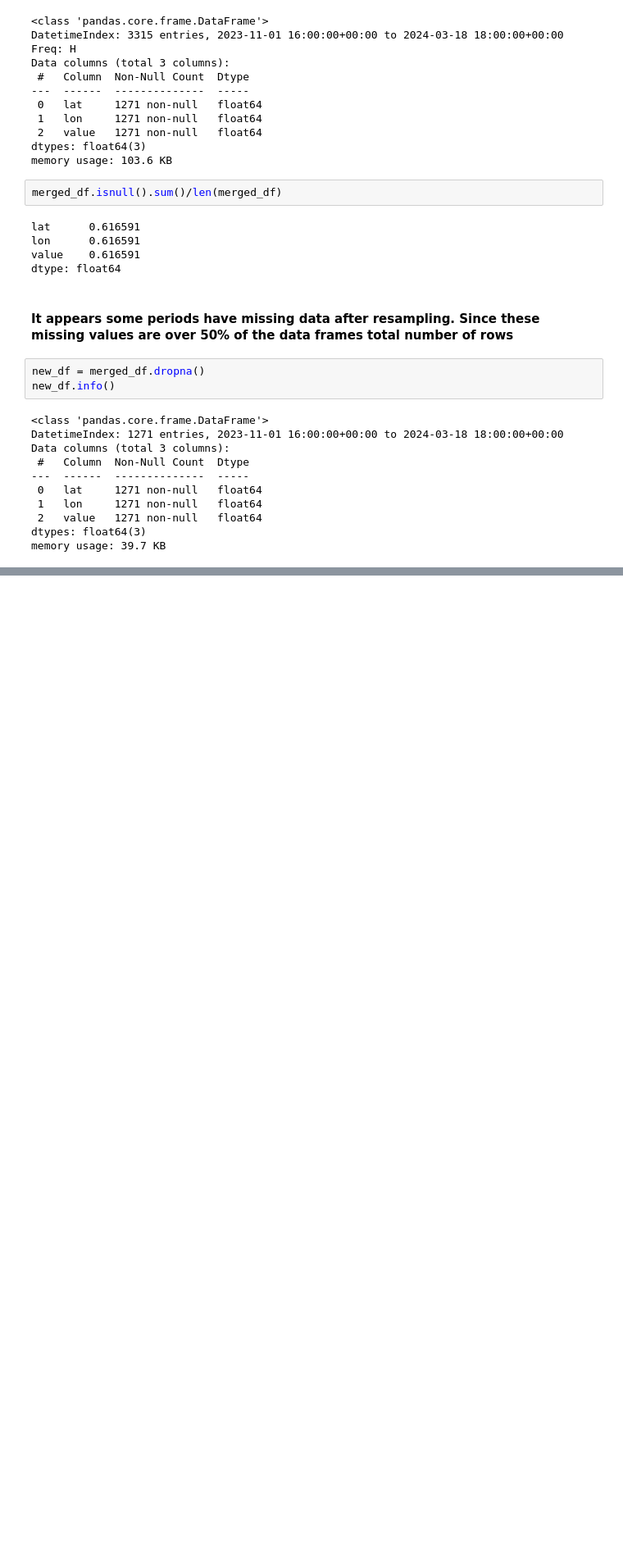
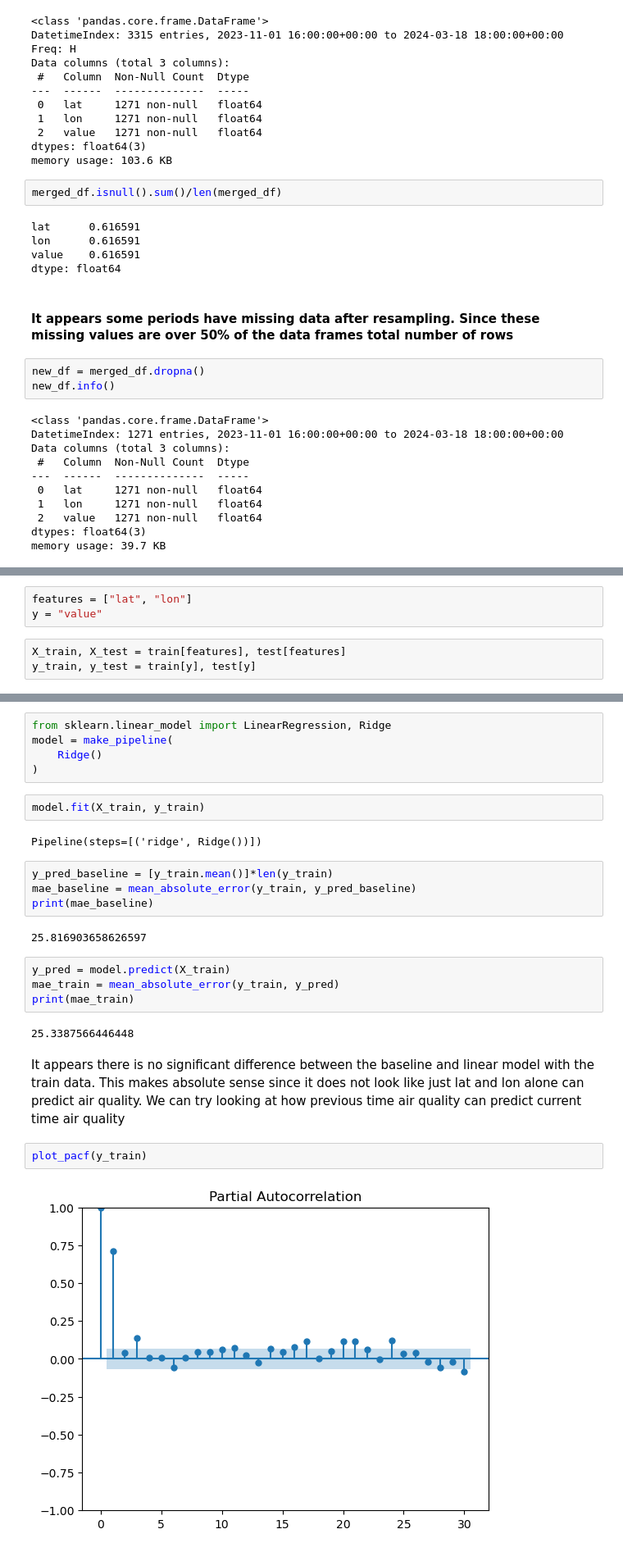
Before and after one commit to AbdulQuadri2399/Timeseries-vs-Reg-Linear-Model, a Jupyter notebook: Air_Quality_Time_Series_Prediction_.ipynb, the cells around one changed output, grey strips where cells are left out. Shown at 82% size. Drawn from its saved outputs; the diff is of its cells as text; blank space fills up the shorter version.

```diff
--- a/Air_Quality_Time_Series_Prediction_.ipynb
+++ b/Air_Quality_Time_Series_Prediction_.ipynb
@@ -259,0 +304,6 @@ plt.plot(new_df[""])
+# %%
+features = ["lat", "lon"]
+y = "value"
+# %%
+X_train, X_test = train[features], test[features]
+y_train, y_test = train[y], test[y]
@@ -259,0 +315,29 @@ plt.plot(new_df[""])
+# %%
+from sklearn.linear_model import LinearRegression, Ridge
+model = make_pipeline(
+    Ridge()
+)
+# %%
+model.fit(X_train, y_train)
+# %% [output]
+Pipeline(steps=[('ridge', Ridge())])
+# %%
+y_pred_baseline = [y_train.mean()]*len(y_train)
+mae_baseline = mean_absolute_error(y_train, y_pred_baseline)
+print(mae_baseline)
+# %% [output]
+25.816903658626597
+# %%
+y_pred = model.predict(X_train)
+mae_train = mean_absolute_error(y_train, y_pred)
+print(mae_train)
+# %% [output]
+25.3387566446448
+# %% [markdown]
+It appears there is no significant difference between the baseline and linear model with the train data.
+This makes absolute sense since it does not look like just lat and lon alone can predict air quality.
+We can try looking at how previous time air quality can predict current time air quality
+# %%
+plot_pacf(y_train)
+# %% [output]
+[figure, added]
```
Also changed, not shown: parts of 11 cells of this notebook.
